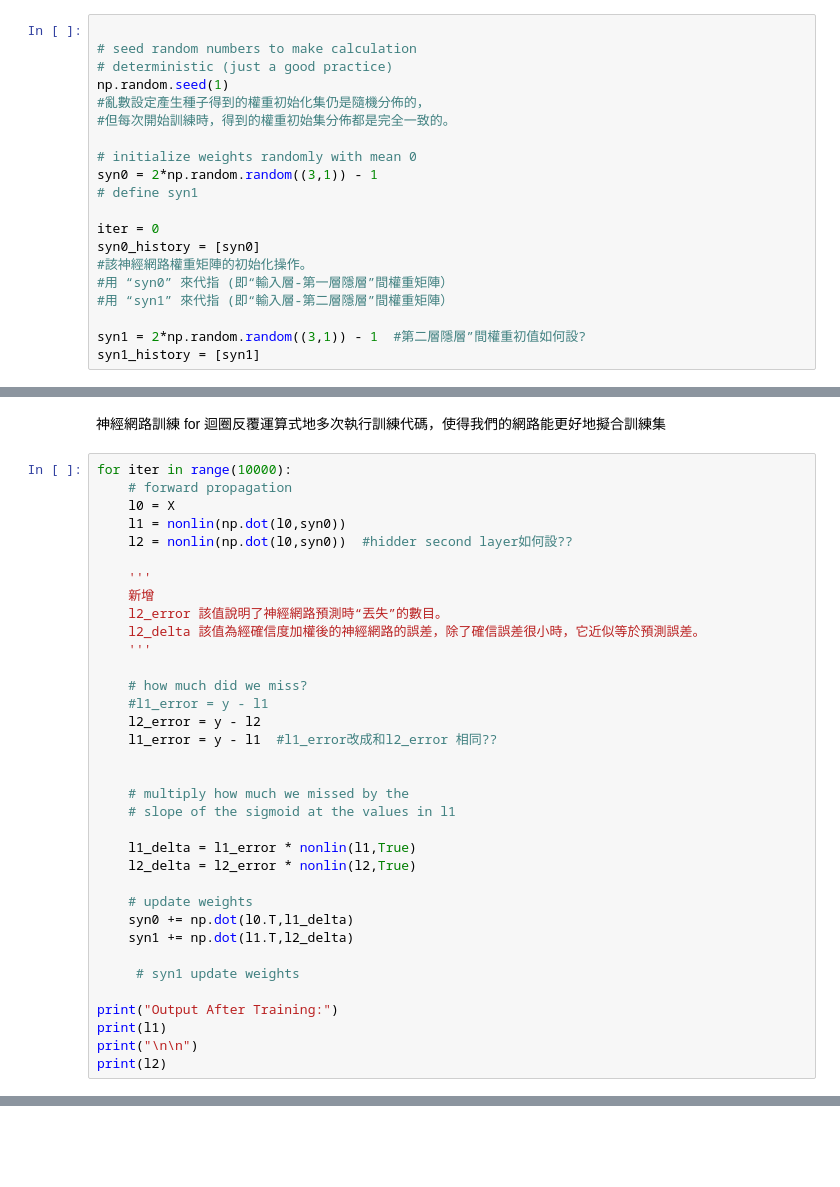
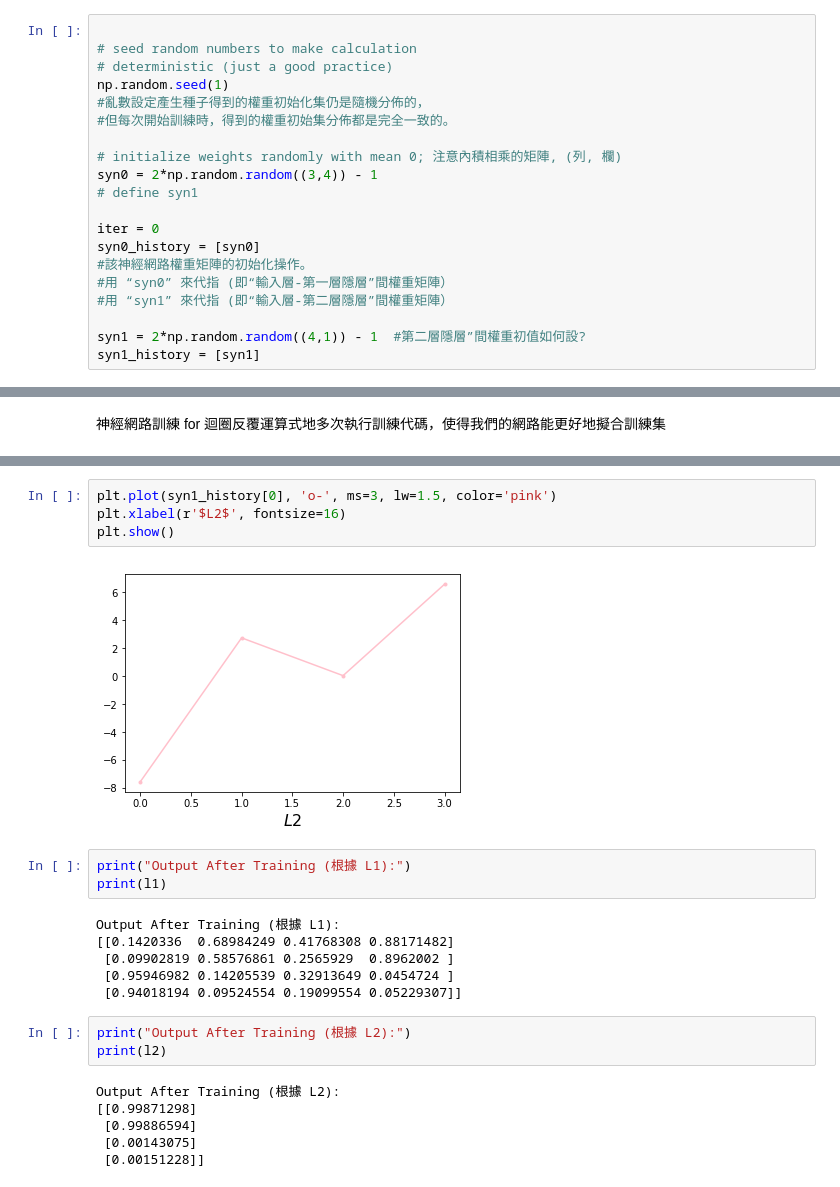
Before and after one commit to lucyweb/2nd-ML100DAYS, a Jupyter notebook: homework/Day75-Back_Propagation_HW.ipynb, the cells around one changed output, grey strips where cells are left out. Cells and saved outputs as stored; diff of their text form; blank space fills up the shorter version.

```diff
--- a/homework/Day75-Back_Propagation_HW.ipynb
+++ b/homework/Day75-Back_Propagation_HW.ipynb
@@ -71,8 +71,8 @@ np.random.seed(1)
 #亂數設定產生種子得到的權重初始化集仍是隨機分佈的，
 #但每次開始訓練時，得到的權重初始集分佈都是完全一致的。
 
-# initialize weights randomly with mean 0
-syn0 = 2*np.random.random((3,1)) - 1
+# initialize weights randomly with mean 0; 注意內積相乘的矩陣, (列, 欄)
+syn0 = 2*np.random.random((3,4)) - 1
 # define syn1
 
 iter = 0
@@ -81,7 +81,7 @@ syn0_history = [syn0]
 #用 “syn0” 來代指 (即“輸入層-第一層隱層”間權重矩陣）
 #用 “syn1” 來代指 (即“輸入層-第二層隱層”間權重矩陣）
 
-syn1 = 2*np.random.random((3,1)) - 1  #第二層隱層”間權重初值如何設?
+syn1 = 2*np.random.random((4,1)) - 1  #第二層隱層”間權重初值如何設?
 syn1_history = [syn1]
 # %%
 print(X)
@@ -104,38 +124,3 @@ array([[ 4.62884222],
 # %% [markdown]
 神經網路訓練
 for 迴圈反覆運算式地多次執行訓練代碼，使得我們的網路能更好地擬合訓練集
-# %%
-for iter in range(10000):
-    # forward propagation
-    l0 = X
-    l1 = nonlin(np.dot(l0,syn0))
-    l2 = nonlin(np.dot(l0,syn0))  #hidder second layer如何設??
-
-    '''
-    新增
-    l2_error 該值說明了神經網路預測時“丟失”的數目。
-    l2_delta 該值為經確信度加權後的神經網路的誤差，除了確信誤差很小時，它近似等於預測誤差。
-    '''
-
-    # how much did we miss?
-    #l1_error = y - l1
-    l2_error = y - l2
-    l1_error = y - l1  #l1_error改成和l2_error 相同??
-
-
-    # multiply how much we missed by the
-    # slope of the sigmoid at the values in l1
-
-    l1_delta = l1_error * nonlin(l1,True)
-    l2_delta = l2_error * nonlin(l2,True)
-
-    # update weights
-    syn0 += np.dot(l0.T,l1_delta)
-    syn1 += np.dot(l1.T,l2_delta)
-
-     # syn1 update weights
-
-print("Output After Training:")
-print(l1)
-print("\n\n")
-print(l2)
@@ -164,0 +192,24 @@ plt.show()
+# %%
+plt.plot(syn1_history[0], 'o-', ms=3, lw=1.5, color='pink')
+plt.xlabel(r'$L2$', fontsize=16)
+plt.show()
+# %% [output]
+[figure, added]
+# %%
+print("Output After Training (根據 L1):")
+print(l1)
+# %% [output]
+Output After Training (根據 L1):
+[[0.1420336  0.68984249 0.41768308 0.88171482]
+ [0.09902819 0.58576861 0.2565929  0.8962002 ]
+ [0.95946982 0.14205539 0.32913649 0.0454724 ]
+ [0.94018194 0.09524554 0.19099554 0.05229307]]
+# %%
+print("Output After Training (根據 L2):")
+print(l2)
+# %% [output]
+Output After Training (根據 L2):
+[[0.99871298]
+ [0.99886594]
+ [0.00143075]
+ [0.00151228]]
```
Also changed, not shown: parts of 7 cells of this notebook.
